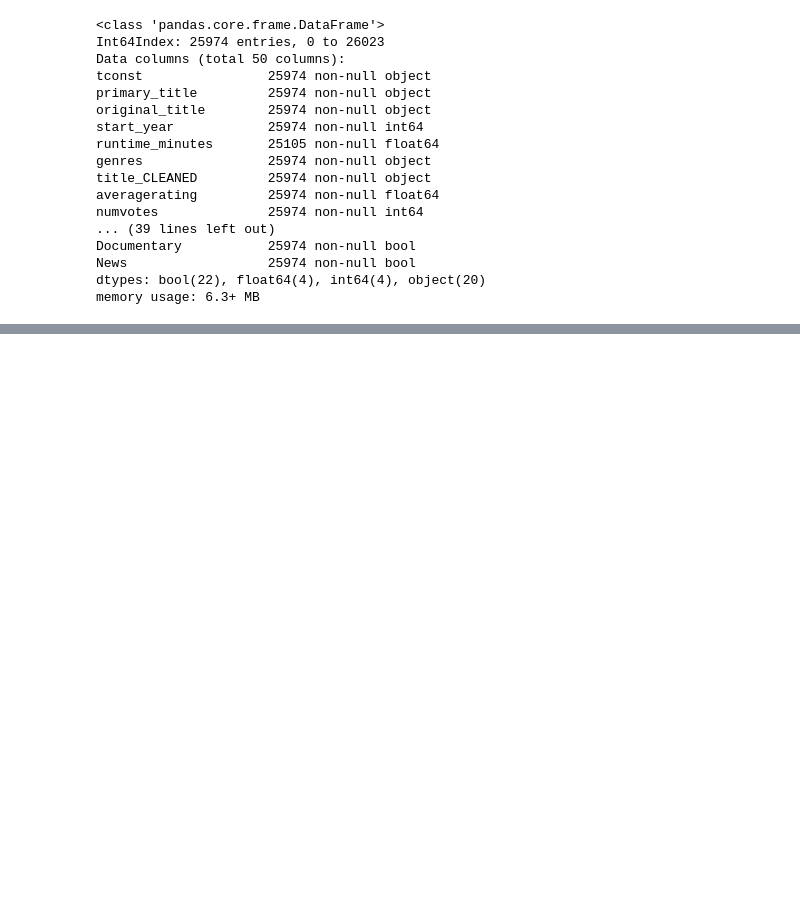
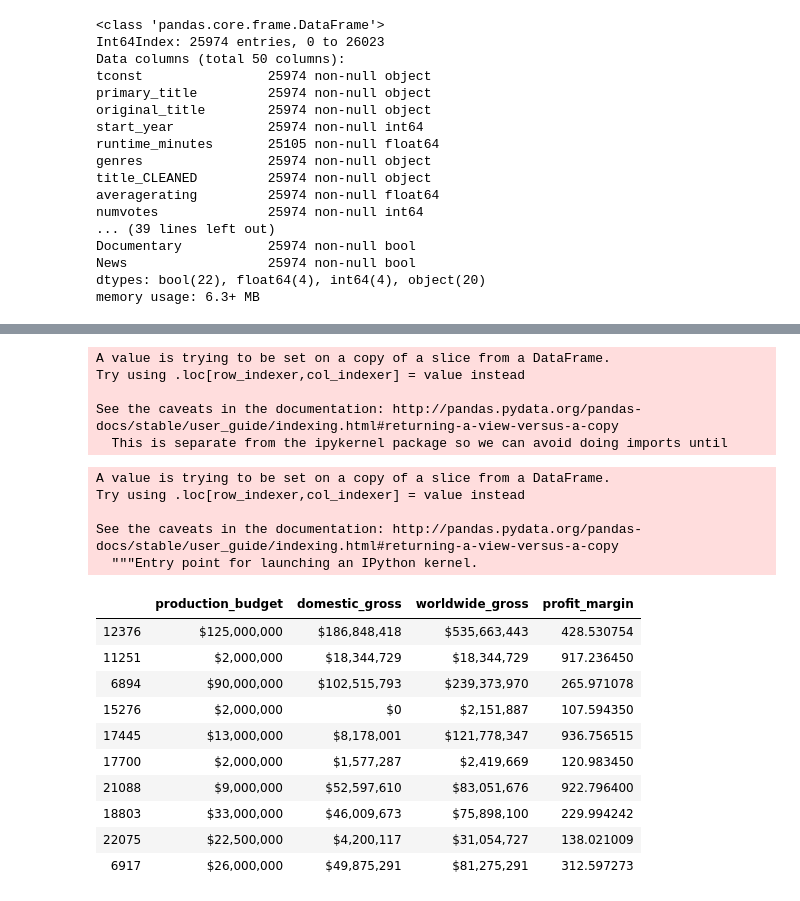
Before and after one commit to jfleury12/movie-collaboration, a Jupyter notebook: mod_1_project_EDA_fleury_2.ipynb, the cells around one changed output, grey strips where cells are left out. Cells and saved outputs as stored; diff of their text form; code cells hidden in the pictures; blank space fills up the shorter version.

Commit message:
profit margin calculation

```diff
--- a/mod_1_project_EDA_fleury_2.ipynb
+++ b/mod_1_project_EDA_fleury_2.ipynb
@@ -512,0 +542,30 @@ memory usage: 6.3+ MB
+# %%
+money = ['production_budget','domestic_gross','worldwide_gross']
+for item in money:
+    df_final[f"{item}_CLEANED"] = df_final[item].apply(lambda x: float(x.replace('$','').replace(',','_')))
+# %% [output]
+A value is trying to be set on a copy of a slice from a DataFrame.
+Try using .loc[row_indexer,col_indexer] = value instead
+
+See the caveats in the documentation: http://pandas.pydata.org/pandas-docs/stable/user_guide/indexing.html#returning-a-view-versus-a-copy
+  This is separate from the ipykernel package so we can avoid doing imports until
+# %%
+df_final['profit_margin'] = df_final.worldwide_gross_CLEANED*100/df_final.production_budget_CLEANED
+df_final[['production_budget','domestic_gross','worldwide_gross','profit_margin']].sample(10)
+# %% [output]
+A value is trying to be set on a copy of a slice from a DataFrame.
+Try using .loc[row_indexer,col_indexer] = value instead
+
+See the caveats in the documentation: http://pandas.pydata.org/pandas-docs/stable/user_guide/indexing.html#returning-a-view-versus-a-copy
+  """Entry point for launching an IPython kernel.
+|  | production_budget | domestic_gross | worldwide_gross | profit_margin |
+| 12376 | $125,000,000 | $186,848,418 | $535,663,443 | 428.530754 |
+| 11251 | $2,000,000 | $18,344,729 | $18,344,729 | 917.236450 |
+| 6894 | $90,000,000 | $102,515,793 | $239,373,970 | 265.971078 |
+| 15276 | $2,000,000 | $0 | $2,151,887 | 107.594350 |
+| 17445 | $13,000,000 | $8,178,001 | $121,778,347 | 936.756515 |
+| 17700 | $2,000,000 | $1,577,287 | $2,419,669 | 120.983450 |
+| 21088 | $9,000,000 | $52,597,610 | $83,051,676 | 922.796400 |
+| 18803 | $33,000,000 | $46,009,673 | $75,898,100 | 229.994242 |
+| 22075 | $22,500,000 | $4,200,117 | $31,054,727 | 138.021009 |
+| 6917 | $26,000,000 | $49,875,291 | $81,275,291 | 312.597273 |
```
Also changed, not shown: parts of 3 cells of this notebook.
